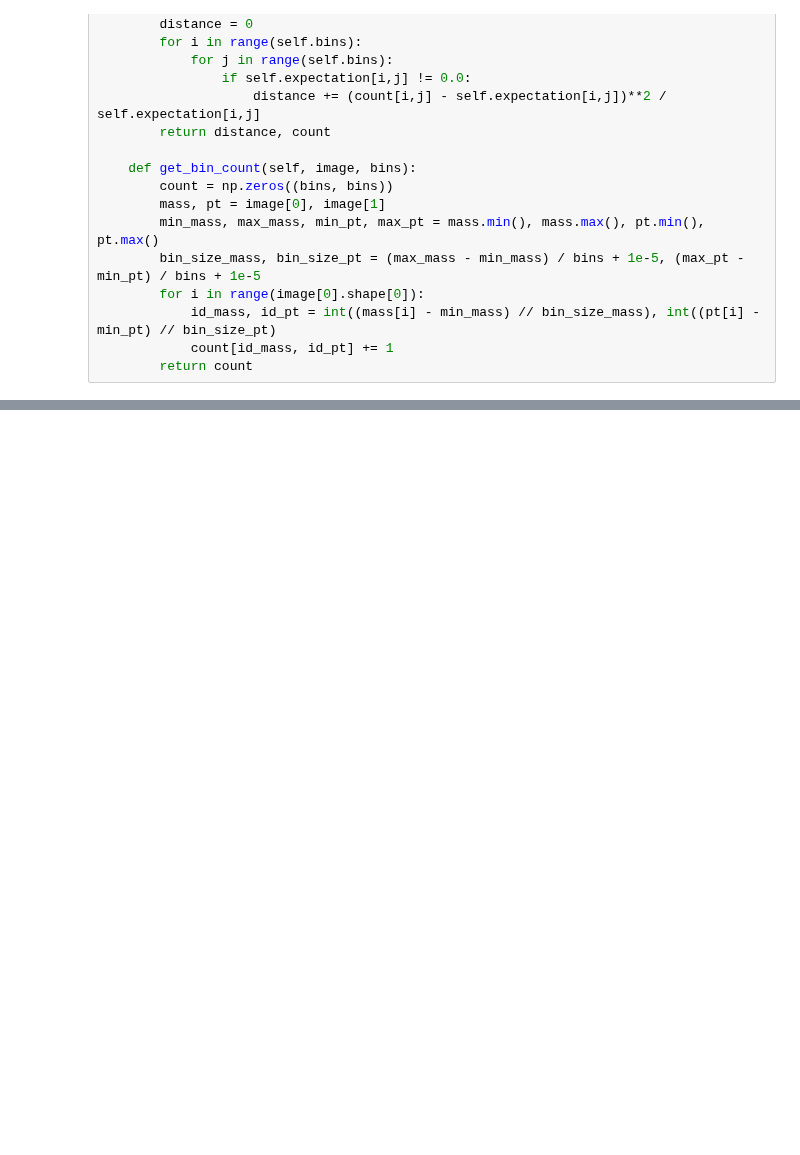
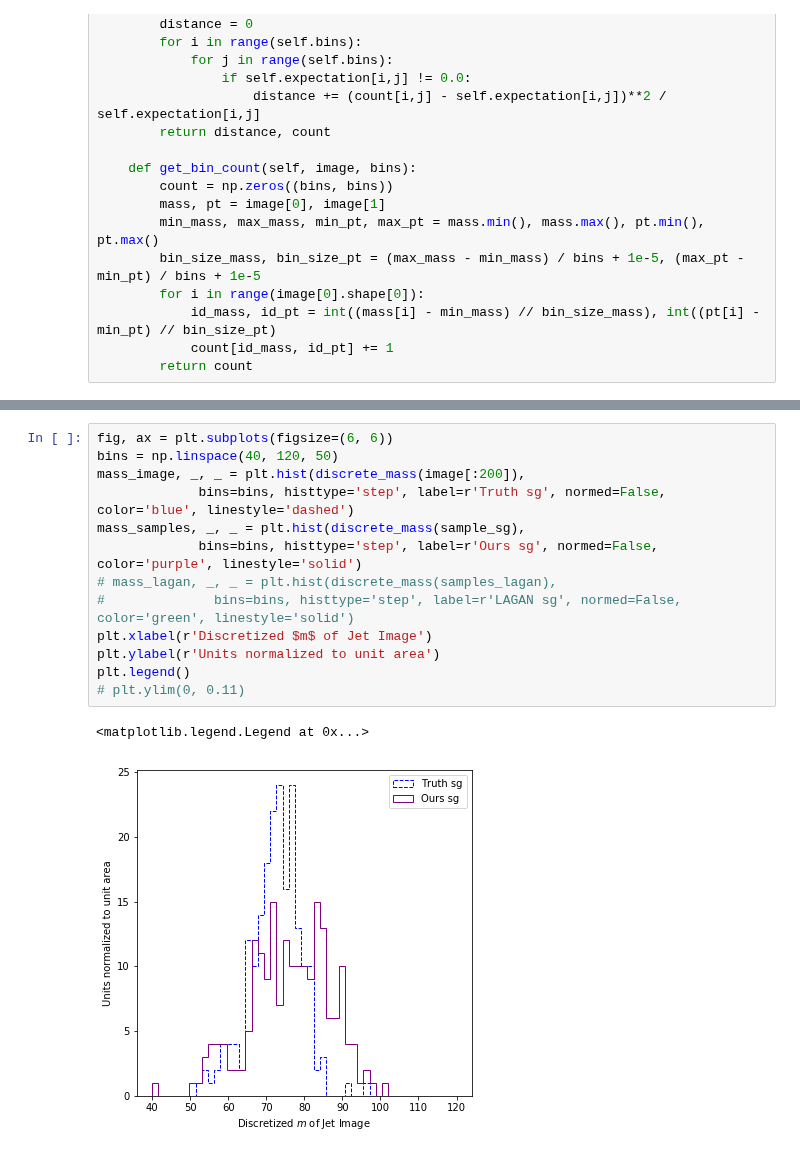
Before and after one commit to adamlu123/SparseImageFlows, a Jupyter notebook: Notebooks/quantize_image.ipynb, the cells around one changed output, grey strips where cells are left out. Drawn from its saved outputs; the diff is of its cells as text; blank space fills up the shorter version.

```diff
--- a/Notebooks/quantize_image.ipynb
+++ b/Notebooks/quantize_image.ipynb
@@ -203,0 +217,16 @@ plt.show()
+# %%
+fig, ax = plt.subplots(figsize=(6, 6))
+bins = np.linspace(40, 120, 50)
+mass_image, _, _ = plt.hist(discrete_mass(image[:200]),
+             bins=bins, histtype='step', label=r'Truth sg', normed=False, color='blue', linestyle='dashed')
+mass_samples, _, _ = plt.hist(discrete_mass(sample_sg),
+             bins=bins, histtype='step', label=r'Ours sg', normed=False, color='purple', linestyle='solid')
+# mass_lagan, _, _ = plt.hist(discrete_mass(samples_lagan),
+#              bins=bins, histtype='step', label=r'LAGAN sg', normed=False, color='green', linestyle='solid')
+plt.xlabel(r'Discretized $m$ of Jet Image')
+plt.ylabel(r'Units normalized to unit area')
+plt.legend()
+# plt.ylim(0, 0.11)
+# %% [output]
+<matplotlib.legend.Legend at 0x...>
+[figure, added]
```
Also changed, not shown: parts of 10 cells of this notebook, 3 other files.
